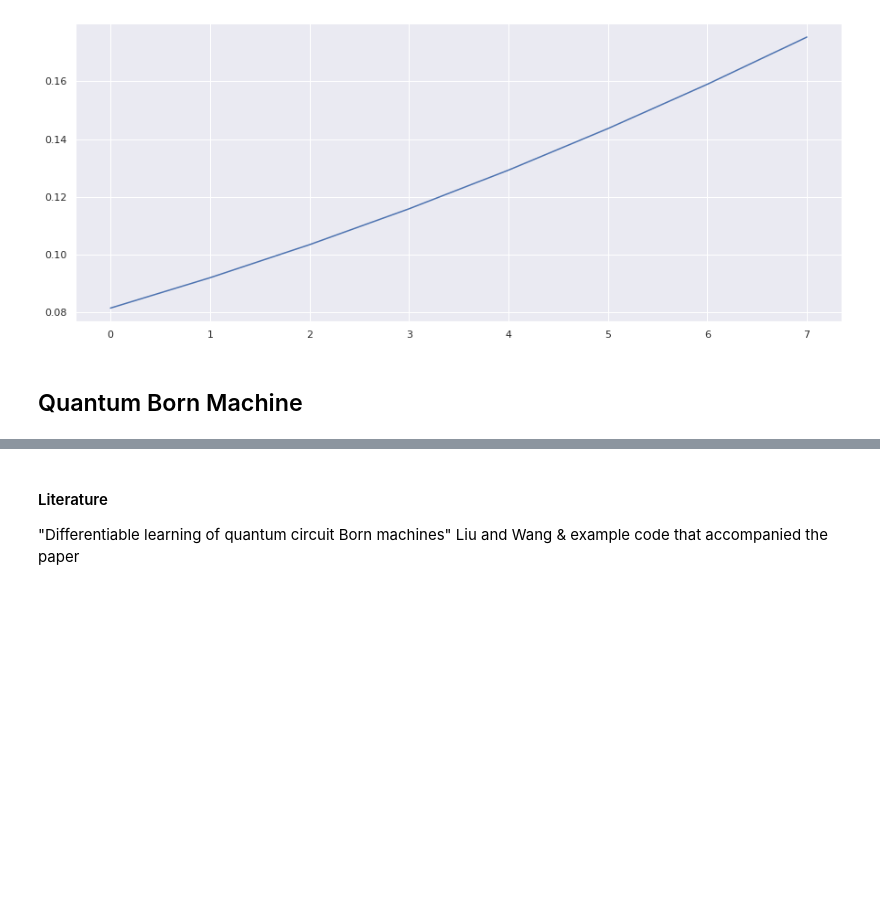
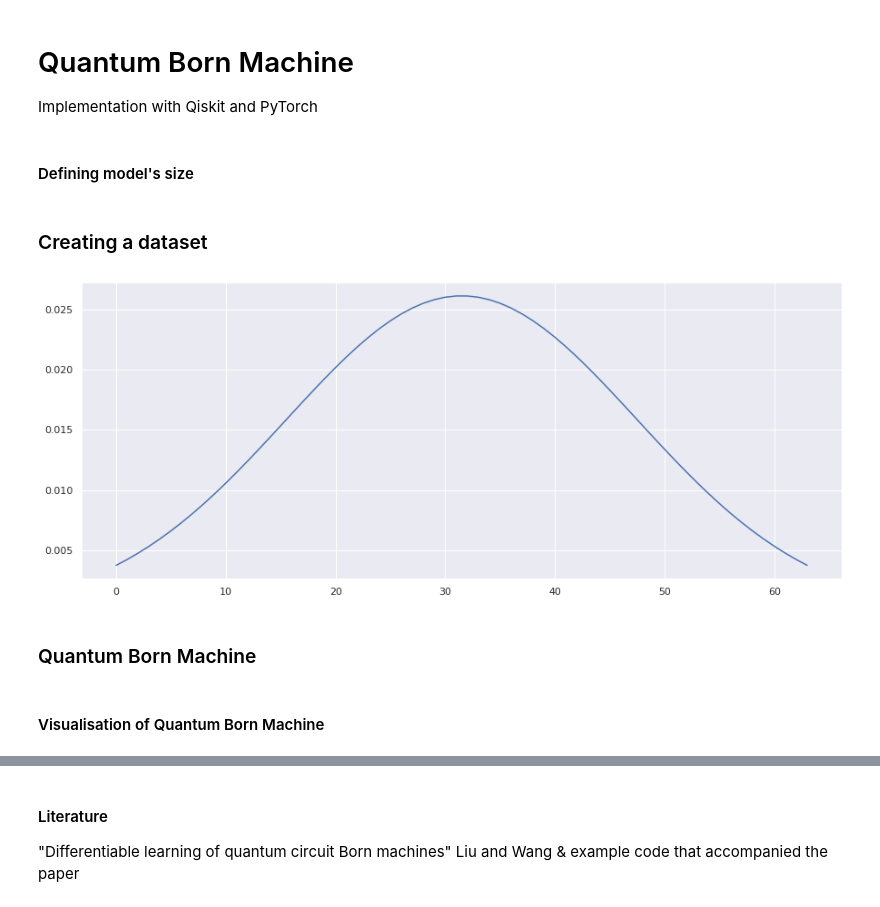
Before and after one commit to asakhnenko/EntangledSolutions, a Jupyter notebook: deep_learning/q_born_machine_qiskit.ipynb, the cells around one changed output, grey strips where cells are left out. Saved outputs shown, nothing was run; the diff lists cells and outputs as text; code cells hidden in the pictures; blank space fills up the shorter version.

```diff
--- a/deep_learning/q_born_machine_qiskit.ipynb
+++ b/deep_learning/q_born_machine_qiskit.ipynb
@@ -1,3 +1,6 @@
+# %% [markdown]
+# Quantum Born Machine
+Implementation with Qiskit and PyTorch
 # %%
 import numpy as np
 import scipy.sparse as sps
@@ -15,29 +18,32 @@ import matplotlib.pyplot as plt
 import seaborn as sns
 sns.set_style('dark')
 sns.set(rc={'figure.figsize':(15, 6)})
+# %% [markdown]
+#### Defining model's size
+# %%
+n_qubits = 6
+n_layers = 6
+# %% [markdown]
+### Creating a dataset
 # %%
 def gaussian(n_qubits, mu, sigma):
     x = np.arange(2 ** n_qubits)
     probs = 1. / np.sqrt(2 * np.pi * sigma ** 2)
     probs *= np.exp(-(x - mu) ** 2 / (2. * sigma ** 2))
     return probs / probs.sum()
 
 def generate_pair(n_qubits):
     pairs = [(i, i + 1) for i in range(n_qubits - 1)]
     pairs.append((n_qubits - 1, 0))
     return pairs
 
-n_qubits = 3
-n_layers = 3
-
 data = gaussian(n_qubits, mu = 2 ** 5 - 0.5, sigma = 2 ** 4)
-
 plt.plot(data)
 plt.show()
 # %% [output]
-[figure, old version]
+[figure, new version]
 # %% [markdown]
-## Quantum Born Machine
+### Quantum Born Machine
 # %%
 class BornMachine:
     def __init__(self, backend, iterations, n_qubits, n_layers,
@@ -107,6 +113,8 @@ class BornMachine:
         probabilities /= self.iterations
 
         return np.array(probabilities)
+# %% [markdown]
+#### Visualisation of Quantum Born Machine
 # %%
 simulator = qiskit.Aer.get_backend('qasm_simulator')
 
```
Also changed, not shown: parts of 9 cells of this notebook, 4 other files.
